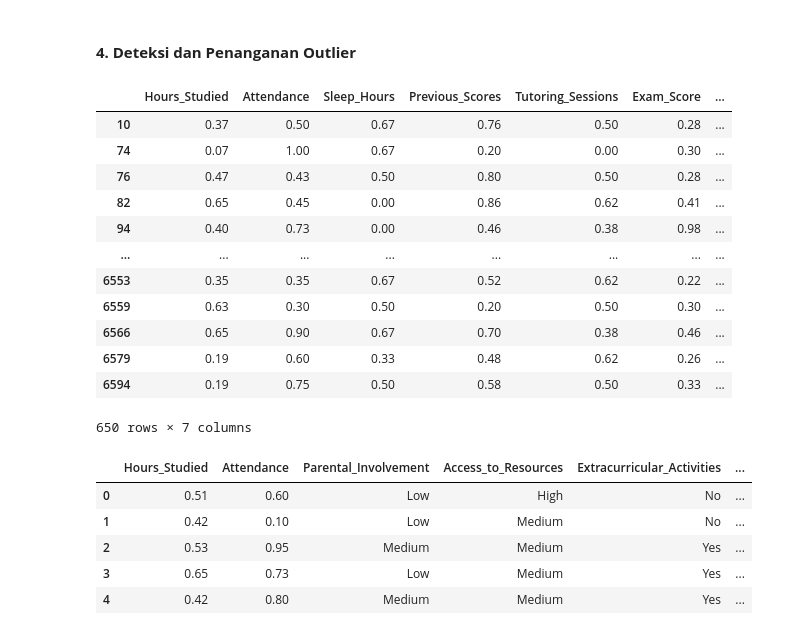
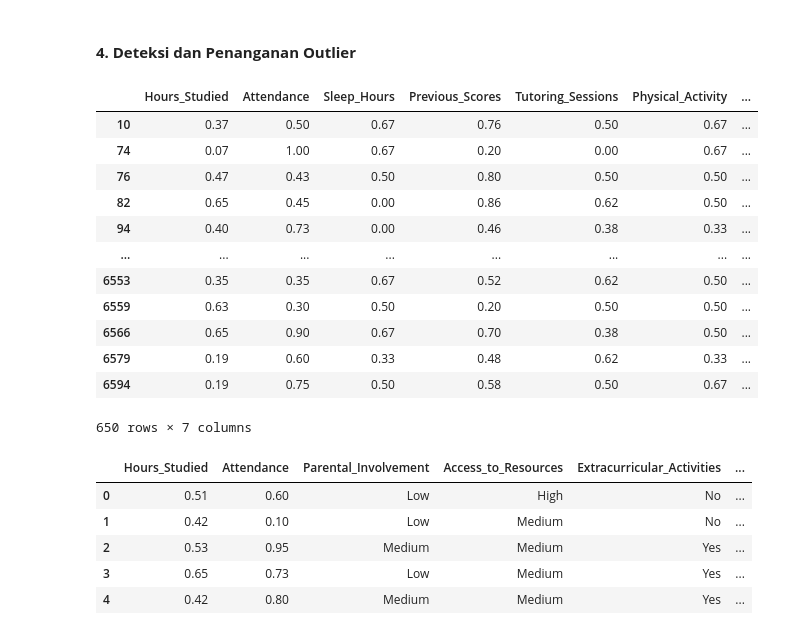
Before and after one commit to divaaharahap/Student-Performance-Factors, a Jupyter notebook: [Clustering]_Submission_Akhir_BMLP_Diva Anggreini Harahap_(Updated).ipynb, the cells around one changed output. Saved outputs shown, nothing was run; the diff lists cells and outputs as text; code cells hidden in the pictures.

```diff
--- a/[Clustering]_Submission_Akhir_BMLP_Diva Anggreini Harahap_(Updated).ipynb
+++ b/[Clustering]_Submission_Akhir_BMLP_Diva Anggreini Harahap_(Updated).ipynb
@@ -242,14 +240,14 @@ clustering_df[numerik_cols].describe().round(2)
 # %%
 # Analisis distribusi variabel numerik dengan visualisasi
 # List variabel numerik
-numeric_columns = ['Hours_Studied', 'Attendance', 'Sleep_Hours',
+numerik_cols = ['Hours_Studied', 'Attendance', 'Sleep_Hours',
                 'Previous_Scores', 'Tutoring_Sessions',
                 'Physical_Activity', 'Exam_Score']
 
 plt.figure(figsize=(15, 12))
 sns.set(style="whitegrid")
 
-for i, col in enumerate(numeric_columns, 1):
+for i, col in enumerate(numerik_cols, 1):
     plt.subplot(3, 3, i)
     sns.boxplot(data=clustering_df, x=col, color='lightblue')
     plt.title(f'Boxplot {col}', fontsize=10)
@@ -455,6 +453,6 @@ Pada tahap ini, kita akan melakukan normalisasi menggunakan **Min-Max Scaling**,
 # Inisialisasi Min-Max Scaler
 min_max_scaler = MinMaxScaler()
 # Normalisasi data numerik
-clustering_df[numeric_columns] = min_max_scaler.fit_transform(clustering_df[numeric_columns]).round(2)
-clustering_df[numeric_columns]
+clustering_df[numerik_cols] = min_max_scaler.fit_transform(clustering_df[numerik_cols]).round(2)
+clustering_df[numerik_cols]
 # %% [output]
@@ -478,33 +476,33 @@ Semua fitur sekarang berada dalam rentang yang serupa, yang akan meningkatkan ki
 #### **4. Deteksi dan Penanganan Outlier**
 # %%
 # Mendeteksi Outliers menggunakan IQR
-Q1 = clustering_df[numeric_columns].quantile(0.25)
-Q3 = clustering_df[numeric_columns].quantile(0.75)
+Q1 = clustering_df[numerik_cols].quantile(0.25)
+Q3 = clustering_df[numerik_cols].quantile(0.75)
 IQR = Q3 - Q1
 
 # Menentukan batas bawah dan atas untuk mendeteksi outlier
 lower_bound = Q1 - 1.5 * IQR
 upper_bound = Q3 + 1.5 * IQR
 
 # Mendeteksi data yang berada di luar batas IQR
-outliers_iqr = ((clustering_df[numeric_columns] < lower_bound) | (clustering_df[numeric_columns] > upper_bound))
+outliers_iqr = ((clustering_df[numerik_cols] < lower_bound) | (clustering_df[numerik_cols] > upper_bound))
 
 # Menampilkan baris dengan outlier berdasarkan IQR
-outliers_iqr_result = clustering_df[numeric_columns][outliers_iqr.any(axis=1)]
+outliers_iqr_result = clustering_df[numerik_cols][outliers_iqr.any(axis=1)]
 outliers_iqr_result
 # %% [output]
-|  | Hours_Studied | Attendance | Sleep_Hours | Previous_Scores | Tutoring_Sessions | Exam_Score | ... |
-| 10 | 0.37 | 0.50 | 0.67 | 0.76 | 0.50 | 0.28 | ... |
-| 74 | 0.07 | 1.00 | 0.67 | 0.20 | 0.00 | 0.30 | ... |
-| 76 | 0.47 | 0.43 | 0.50 | 0.80 | 0.50 | 0.28 | ... |
-| 82 | 0.65 | 0.45 | 0.00 | 0.86 | 0.62 | 0.41 | ... |
-| 94 | 0.40 | 0.73 | 0.00 | 0.46 | 0.38 | 0.98 | ... |
+|  | Hours_Studied | Attendance | Sleep_Hours | Previous_Scores | Tutoring_Sessions | Physical_Activity | ... |
+| 10 | 0.37 | 0.50 | 0.67 | 0.76 | 0.50 | 0.67 | ... |
+| 74 | 0.07 | 1.00 | 0.67 | 0.20 | 0.00 | 0.67 | ... |
+| 76 | 0.47 | 0.43 | 0.50 | 0.80 | 0.50 | 0.50 | ... |
+| 82 | 0.65 | 0.45 | 0.00 | 0.86 | 0.62 | 0.50 | ... |
+| 94 | 0.40 | 0.73 | 0.00 | 0.46 | 0.38 | 0.33 | ... |
 | ... | ... | ... | ... | ... | ... | ... | ... |
-| 6553 | 0.35 | 0.35 | 0.67 | 0.52 | 0.62 | 0.22 | ... |
-| 6559 | 0.63 | 0.30 | 0.50 | 0.20 | 0.50 | 0.30 | ... |
-| 6566 | 0.65 | 0.90 | 0.67 | 0.70 | 0.38 | 0.46 | ... |
-| 6579 | 0.19 | 0.60 | 0.33 | 0.48 | 0.62 | 0.26 | ... |
-| 6594 | 0.19 | 0.75 | 0.50 | 0.58 | 0.50 | 0.33 | ... |
+| 6553 | 0.35 | 0.35 | 0.67 | 0.52 | 0.62 | 0.50 | ... |
+| 6559 | 0.63 | 0.30 | 0.50 | 0.20 | 0.50 | 0.50 | ... |
+| 6566 | 0.65 | 0.90 | 0.67 | 0.70 | 0.38 | 0.50 | ... |
+| 6579 | 0.19 | 0.60 | 0.33 | 0.48 | 0.62 | 0.33 | ... |
+| 6594 | 0.19 | 0.75 | 0.50 | 0.58 | 0.50 | 0.67 | ... |
 650 rows × 7 columns
 # %%
 # Menangani outliers dengan capping untuk semua kolom numerik
```
Also changed, not shown: parts of 5 cells of this notebook.
